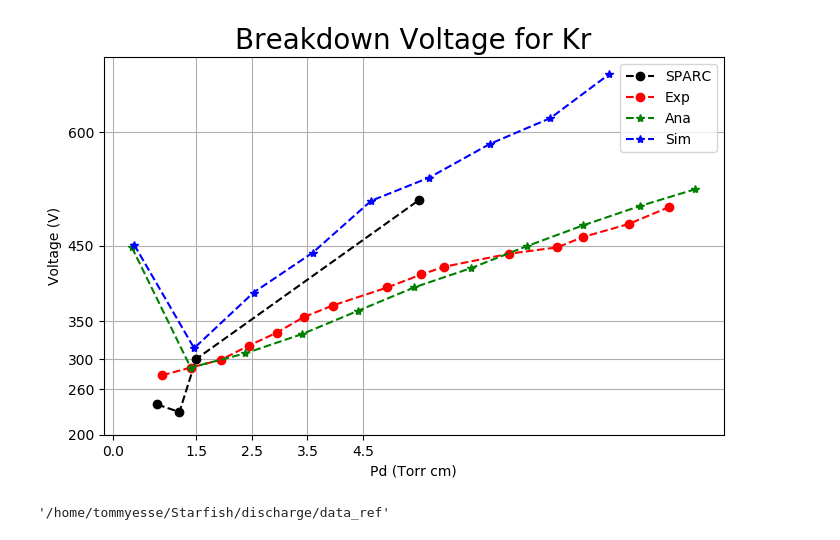
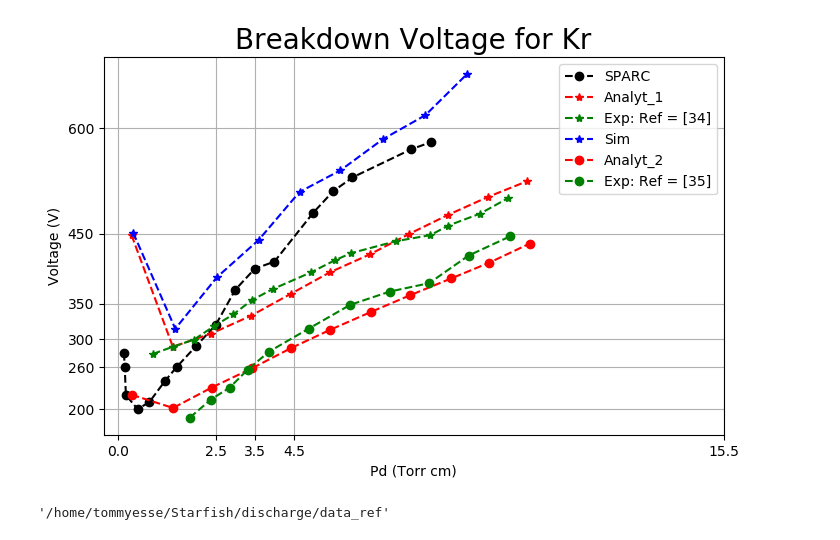
Before and after one commit to tommyesse95/Starfish, a Jupyter notebook: discharge/plot_discharge .ipynb, the cells around one changed output. Cells and saved outputs as stored; diff of their text form; code cells hidden in the pictures.

```diff
--- a/discharge/plot_discharge .ipynb
+++ b/discharge/plot_discharge .ipynb
@@ -5,50 +5,49 @@ from scipy import interpolate
 
 # Import data taken with graph reader
 
 
-# data_sparc = pd.read_csv('data_sparc.csv', header=None, names=('Pd', 'V')) # Ref:
-data_exp_34 = pd.read_csv('./data_ref/data_exp_34.csv', header=None, names=('Pd', 'V')) # Ref:
-data_analytic = pd.read_csv('./data_ref/data_analytic.csv', header=None, names=('Pd', 'V')) # M = 10 ^ 4
-data_sim = pd.read_csv('./data_ref/data_sim.csv', header=None, names=('Pd', 'V'))
+data_sparc = pd.read_csv('./data_ref/data_sparc.csv', header=None, names=('Pd', 'V')) #  (gamma=0.1)
+an_1 = pd.read_csv('./data_ref/an_1.csv', header=None, names=('Pd', 'V')) # M = 10 ^ 3 (gamma=0.01)
+exp_1 = pd.read_csv('./data_ref/exp_1.csv', header=None, names=('Pd', 'V')) #  Ref: 34
+data_sim = pd.read_csv('./data_ref/data_sim.csv', header=None, names=('Pd', 'V')) # gamma = 0.01
+an_2 = pd.read_csv('./data_ref/an_2.csv', header=None, names=('Pd', 'V')) # M = 10 ^ 2 (gamma=0.1)
+exp_2 = pd.read_csv('./data_ref/exp_2.csv', header=None, names=('Pd', 'V')) # Ref: 35
+
+
 plt.figure(figsize=(8,5), dpi=100)
 
 
-# Data from simulations
-pd_sparc = [0.8, 1.2, 1.5, 5.5] # Torr cm
-V_break_sparc = [240, 230, 300, 510] # V
-
-
-
-# Interpolate data
-# f = interpolate.interp1d(pd_sparc, V_break_sparc, kind = 'cubic')
 
 
 # Plot
-plt.plot (pd_sparc, V_break_sparc, 'ko--', label='SPARC')
-plt.plot (data_exp_34.Pd, data_exp_34.V, 'ro--', label='Exp')
-plt.plot (data_analytic.Pd, data_analytic.V, 'g*--', label='Ana')
+plt.plot (data_sparc.Pd, data_sparc.V, 'ko--', label='SPARC')
+plt.plot (an_1.Pd, an_1.V, 'r*--', label='Analyt_1')
+plt.plot (exp_1.Pd, exp_1.V, 'g*--', label='Exp: Ref = [34]')
 plt.plot (data_sim.Pd, data_sim.V, 'b*--', label='Sim')
+plt.plot (an_2.Pd, an_2.V, 'ro--', label='Analyt_2')
+plt.plot (exp_2.Pd, exp_2.V, 'go--', label='Exp: Ref = [35]')
+
 
 
 # Plot Edit
 plt.xlabel('Pd (Torr cm)')
 plt.ylabel('Voltage (V)')
 plt.title('Breakdown Voltage for Kr', fontdict={'fontname': 'Comic Sans MS', 'fontsize': 20})
 plt.grid(True)
 
 
 # X, Y axis Tickmarks (scale of your graph) put here the values of Sparc.
-plt.xticks([0,1.5,2.5,3.5,4.5])
+plt.xticks([0,15.5,2.5,3.5,4.5])
 plt.yticks([200,260,300,350,450,600])
 
 plt.legend()
 
 # Save figure (dpi 300 is good when saving so graph has high resolution)
 plt.savefig('breakdown_voltage.png', dpi=300)
 
 plt.show()
 # %% [output]
-[figure, old version]
+[figure, new version]
 # %%
 import os
 
```
Also changed, not shown: 3 other files.
